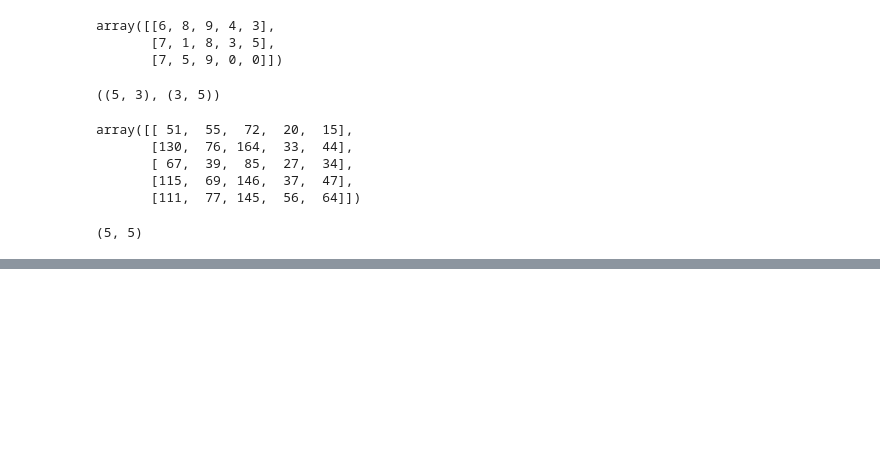
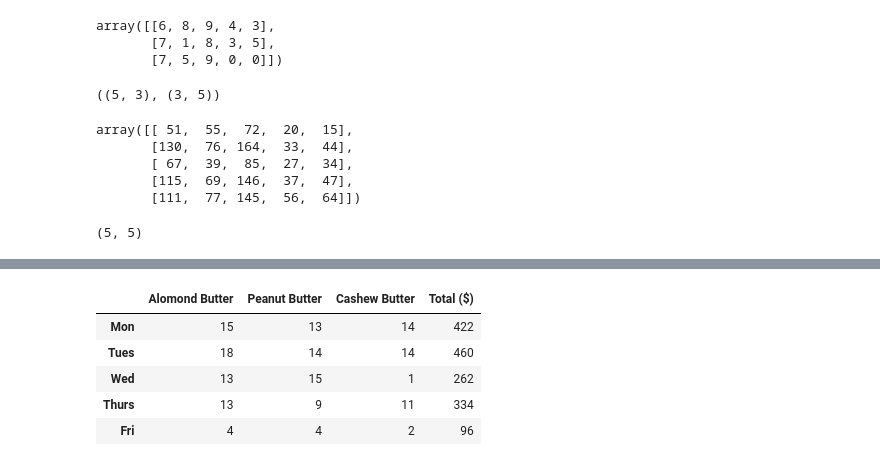
Before and after one commit to manasagnihotri/NumPy_Basics, a Jupyter notebook: numpy/introduction-to-numpy.ipynb, the cells around one changed output, grey strips where cells are left out. Saved outputs shown, nothing was run; the diff lists cells and outputs as text; code cells hidden in the pictures; blank space fills up the shorter version.

```diff
--- a/numpy/introduction-to-numpy.ipynb
+++ b/numpy/introduction-to-numpy.ipynb
@@ -570,0 +583,6 @@ dot_product.shape
+# %%
+# Create a weekly sales DataFrame
+weekly_sales = pd.DataFrame(sales_amount,
+                            index =["Mon","Tues","Wed","Thurs","Fri"],
+                            columns =["Alomond Butter", "Peanut Butter", "Cashew Butter"])
+weekly_sales
@@ -570,0 +596,4 @@ dot_product.shape
+# %%
+# Create price array
+prices = np.array([10,8,12])
+prices
@@ -570,0 +606,6 @@ dot_product.shape
+# %%
+# Create Butter prices dataframe
+butter_prices = pd.DataFrame(prices.reshape(1,3),
+                            index=["Prices"],
+                            columns=["Alomond Butter", "Peanut Butter", "Cashew Butter"])
+butter_prices
@@ -570,0 +627,3 @@ dot_product.shape
+# %%
+# when we do dot product of dataframes, we get dataframe
+daily_sales = butter_prices.dot(weekly_sales.T)
@@ -570,0 +644,10 @@ dot_product.shape
+# %%
+weekly_sales["Total ($)"]=daily_sales.T
+weekly_sales
+# %% [output]
+|  | Alomond Butter | Peanut Butter | Cashew Butter | Total ($) |
+| Mon | 15 | 13 | 14 | 422 |
+| Tues | 18 | 14 | 14 | 460 |
+| Wed | 13 | 15 | 1 | 262 |
+| Thurs | 13 | 9 | 11 | 334 |
+| Fri | 4 | 4 | 2 | 96 |
```
Also changed, not shown: parts of 17 cells of this notebook.
